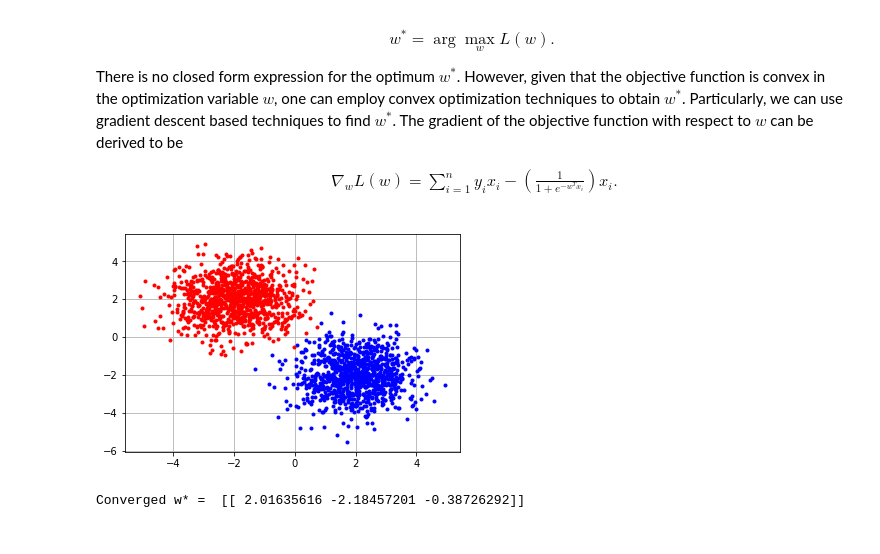
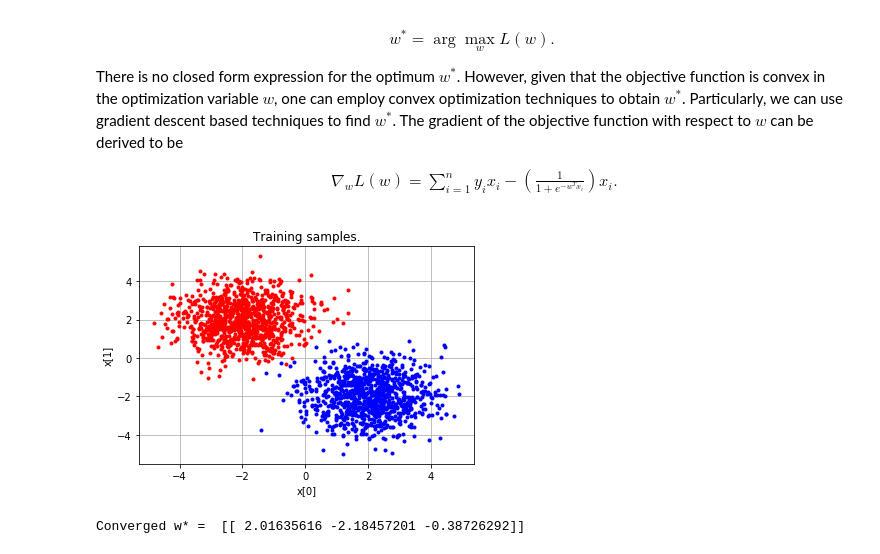
Before and after one commit to nidhin-koshy/Notebooks, a Jupyter notebook: Classification.ipynb, the cells around one changed output. Cells and saved outputs as stored; diff of their text form; code cells hidden in the pictures.

```diff
--- a/Classification.ipynb
+++ b/Classification.ipynb
@@ -46,26 +46,29 @@ There is no closed form expression for the optimum $w^*$. However, given that th
 # %%
 num_x1_samples = 1000
 num_x2_samples = 1000
 
 mu_1 = np.array([[2,-2]]).T
 mu_2 = np.array([[-2,2]]).T
 
 x1 = np.random.randn(num_x1_samples,2) + mu_1.T
 y1 = np.ones((num_x1_samples,1))
 
 x2 = np.random.randn(num_x2_samples,2) + mu_2.T
 y2 = np.zeros((num_x2_samples,1))
 
 x_train = np.concatenate((x1,x2),axis=0)
 x_train = np.concatenate((x_train,np.ones((x_train[:,0].size,1))),axis=1)
 y_train = np.concatenate((y1,y2),axis=0)
 
 plt.plot(x1[:,0],x1[:,1],'.b')
 plt.plot(x2[:,0],x2[:,1],'.r')
 plt.grid()
+plt.title("Training samples.")
+plt.xlabel("x[0]")
+plt.ylabel("x[1]")
 plt.show()
 # %% [output]
-[figure, old version]
+[figure, new version]
 # %%
 import numpy as np
 import math
```
Also changed, not shown: parts of 1 cell of this notebook.
